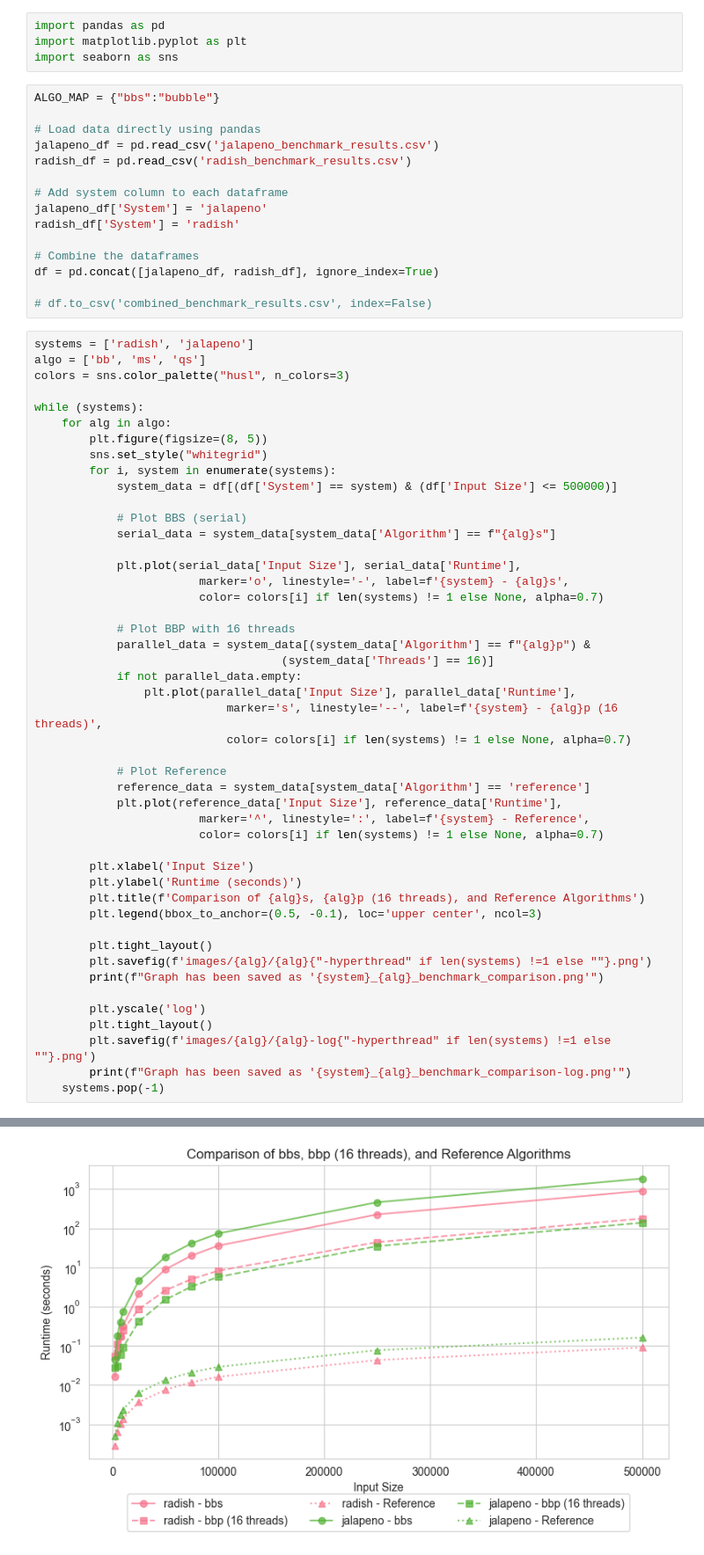
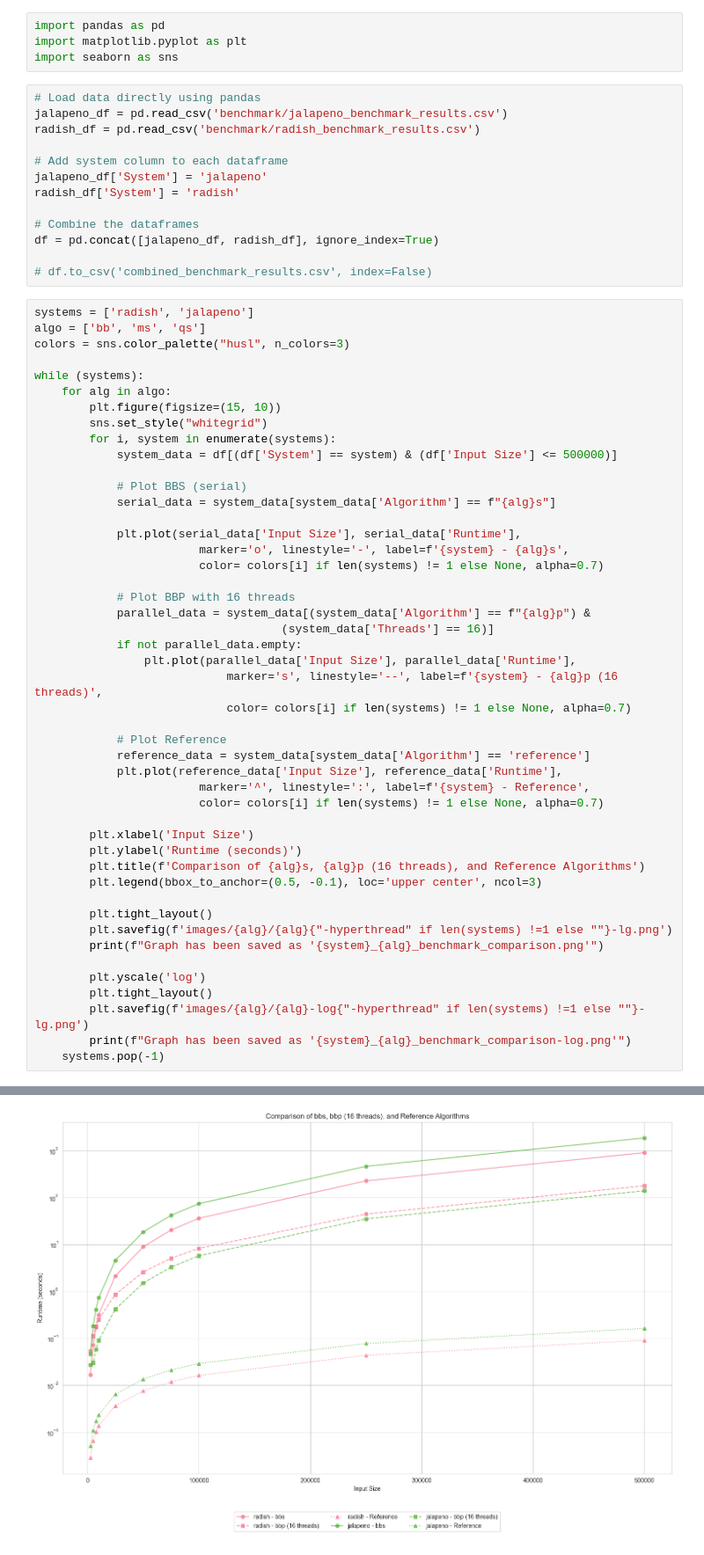
Before and after one commit to sahrohit/parallel-sorting, a Jupyter notebook: analyze.ipynb, the cells around one changed output, grey strips where cells are left out. Shown: that part at 88% size. Saved outputs shown, nothing was run; the diff lists cells and outputs as text.

Commit message:
added larger size graph images

```diff
--- a/analyze.ipynb
+++ b/analyze.ipynb
@@ -3,11 +3,9 @@ import pandas as pd
 import matplotlib.pyplot as plt
 import seaborn as sns
 # %%
-ALGO_MAP = {"bbs":"bubble"}
-
 # Load data directly using pandas
-jalapeno_df = pd.read_csv('jalapeno_benchmark_results.csv')
-radish_df = pd.read_csv('radish_benchmark_results.csv')
+jalapeno_df = pd.read_csv('benchmark/jalapeno_benchmark_results.csv')
+radish_df = pd.read_csv('benchmark/radish_benchmark_results.csv')
 
 # Add system column to each dataframe
 jalapeno_df['System'] = 'jalapeno'
@@ -24,7 +22,7 @@ colors = sns.color_palette("husl", n_colors=3)
 
 while (systems):
     for alg in algo:
-        plt.figure(figsize=(8, 5))
+        plt.figure(figsize=(15, 10))
         sns.set_style("whitegrid")
         for i, system in enumerate(systems):
             system_data = df[(df['System'] == system) & (df['Input Size'] <= 500000)]
@@ -48,33 +46,33 @@ while (systems):
             reference_data = system_data[system_data['Algorithm'] == 'reference']
             plt.plot(reference_data['Input Size'], reference_data['Runtime'],
                         marker='^', linestyle=':', label=f'{system} - Reference',
                         color= colors[i] if len(systems) != 1 else None, alpha=0.7)
 
         plt.xlabel('Input Size')
         plt.ylabel('Runtime (seconds)')
         plt.title(f'Comparison of {alg}s, {alg}p (16 threads), and Reference Algorithms')
         plt.legend(bbox_to_anchor=(0.5, -0.1), loc='upper center', ncol=3)
 
         plt.tight_layout()
-        plt.savefig(f'images/{alg}/{alg}{"-hyperthread" if len(systems) !=1 else ""}.png')
+        plt.savefig(f'images/{alg}/{alg}{"-hyperthread" if len(systems) !=1 else ""}-lg.png')
         print(f"Graph has been saved as '{system}_{alg}_benchmark_comparison.png'")
 
         plt.yscale('log')
         plt.tight_layout()
-        plt.savefig(f'images/{alg}/{alg}-log{"-hyperthread" if len(systems) !=1 else ""}.png')
+        plt.savefig(f'images/{alg}/{alg}-log{"-hyperthread" if len(systems) !=1 else ""}-lg.png')
         print(f"Graph has been saved as '{system}_{alg}_benchmark_comparison-log.png'")
     systems.pop(-1)
 # %% [output]
 Graph has been saved as 'jalapeno_bb_benchmark_comparison.png'
 Graph has been saved as 'jalapeno_bb_benchmark_comparison-log.png'
 Graph has been saved as 'jalapeno_ms_benchmark_comparison.png'
 Graph has been saved as 'jalapeno_ms_benchmark_comparison-log.png'
 Graph has been saved as 'jalapeno_qs_benchmark_comparison.png'
 Graph has been saved as 'jalapeno_qs_benchmark_comparison-log.png'
 Graph has been saved as 'radish_bb_benchmark_comparison.png'
 Graph has been saved as 'radish_bb_benchmark_comparison-log.png'
 Graph has been saved as 'radish_ms_benchmark_comparison.png'
 Graph has been saved as 'radish_ms_benchmark_comparison-log.png'
 Graph has been saved as 'radish_qs_benchmark_comparison.png'
 Graph has been saved as 'radish_qs_benchmark_comparison-log.png'
-[figure, old version]
+[figure, new version]
```
Also changed, not shown: parts of 1 cell of this notebook, 12 other files.
